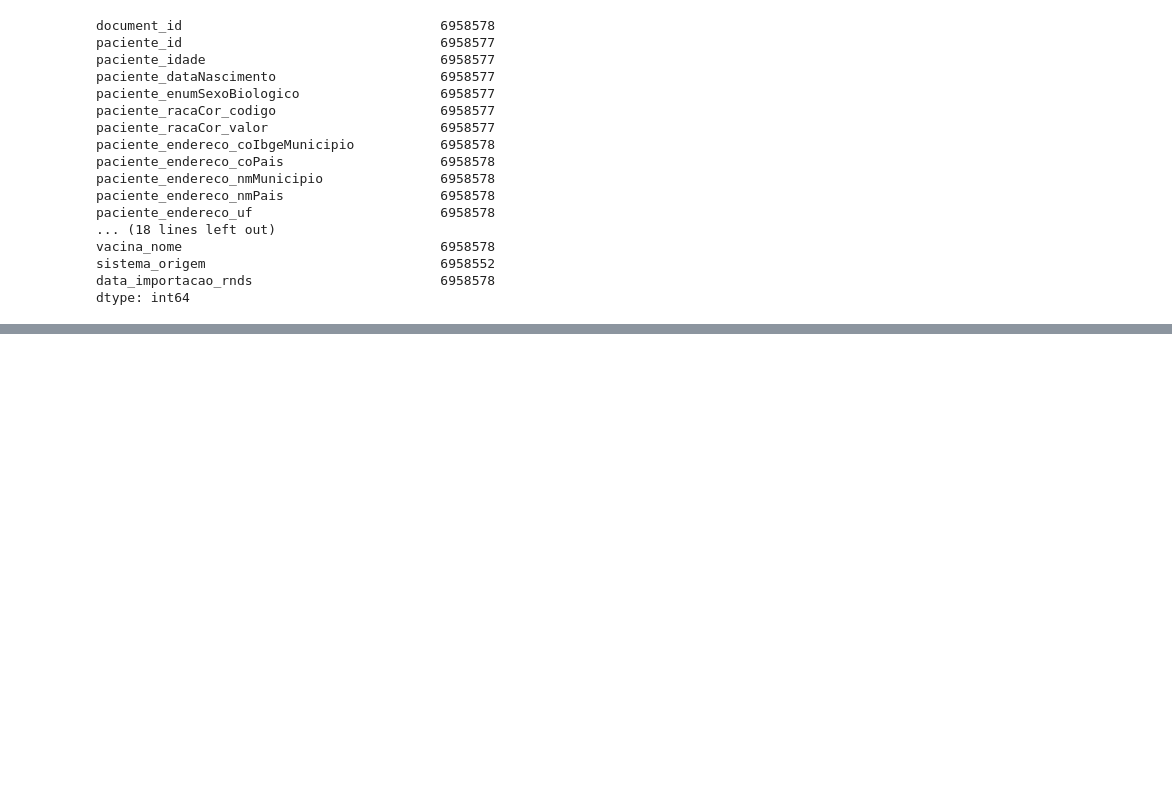
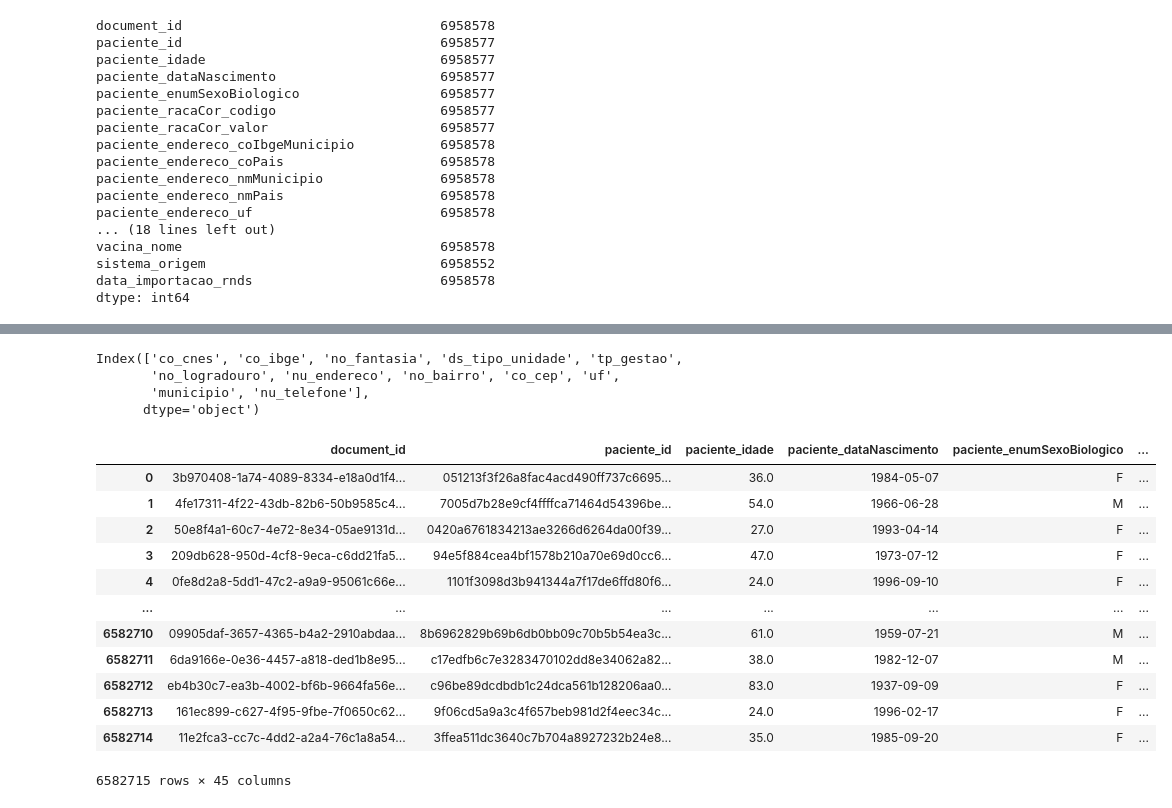
Before and after one commit to massaoiwanaga/topespsi, a Jupyter notebook: TESI_VAC_COVID.ipynb, the cells around one changed output, grey strips where cells are left out. Drawn from its saved outputs; the diff is of its cells as text; code cells hidden in the pictures; blank space fills up the shorter version.

```diff
--- a/TESI_VAC_COVID.ipynb
+++ b/TESI_VAC_COVID.ipynb
@@ -112,0 +191,23 @@ dtype: int64
+# %%
+df_cnes.columns
+# %% [output]
+Index(['co_cnes', 'co_ibge', 'no_fantasia', 'ds_tipo_unidade', 'tp_gestao',
+       'no_logradouro', 'nu_endereco', 'no_bairro', 'co_cep', 'uf',
+       'municipio', 'nu_telefone'],
+      dtype='object')
+# %%
+pd.merge(df_vacinacao, df_cnes, on=None, left_on='estabelecimento_valor', right_on='co_cnes')
+# %% [output]
+|  | document_id | paciente_id | paciente_idade | paciente_dataNascimento | paciente_enumSexoBiologico | ... |
+| 0 | 3b970408-1a74-4089-8334-e18a0d1f4... | 051213f3f26a8fac4acd490ff737c6695... | 36.0 | 1984-05-07 | F | ... |
+| 1 | 4fe17311-4f22-43db-82b6-50b9585c4... | 7005d7b28e9cf4ffffca71464d54396be... | 54.0 | 1966-06-28 | M | ... |
+| 2 | 50e8f4a1-60c7-4e72-8e34-05ae9131d... | 0420a6761834213ae3266d6264da00f39... | 27.0 | 1993-04-14 | F | ... |
+| 3 | 209db628-950d-4cf8-9eca-c6dd21fa5... | 94e5f884cea4bf1578b210a70e69d0cc6... | 47.0 | 1973-07-12 | F | ... |
+| 4 | 0fe8d2a8-5dd1-47c2-a9a9-95061c66e... | 1101f3098d3b941344a7f17de6ffd80f6... | 24.0 | 1996-09-10 | F | ... |
+| ... | ... | ... | ... | ... | ... | ... |
+| 6582710 | 09905daf-3657-4365-b4a2-2910abdaa... | 8b6962829b69b6db0bb09c70b5b54ea3c... | 61.0 | 1959-07-21 | M | ... |
+| 6582711 | 6da9166e-0e36-4457-a818-ded1b8e95... | c17edfb6c7e3283470102dd8e34062a82... | 38.0 | 1982-12-07 | M | ... |
+| 6582712 | eb4b30c7-ea3b-4002-bf6b-9664fa56e... | c96be89dcdbdb1c24dca561b128206aa0... | 83.0 | 1937-09-09 | F | ... |
+| 6582713 | 161ec899-c627-4f95-9fbe-7f0650c62... | 9f06cd5a9a3c4f657beb981d2f4eec34c... | 24.0 | 1996-02-17 | F | ... |
+| 6582714 | 11e2fca3-cc7c-4dd2-a2a4-76c1a8a54... | 3ffea511dc3640c7b704a8927232b24e8... | 35.0 | 1985-09-20 | F | ... |
+6582715 rows × 45 columns
```
Also changed, not shown: parts of 7 cells of this notebook.
